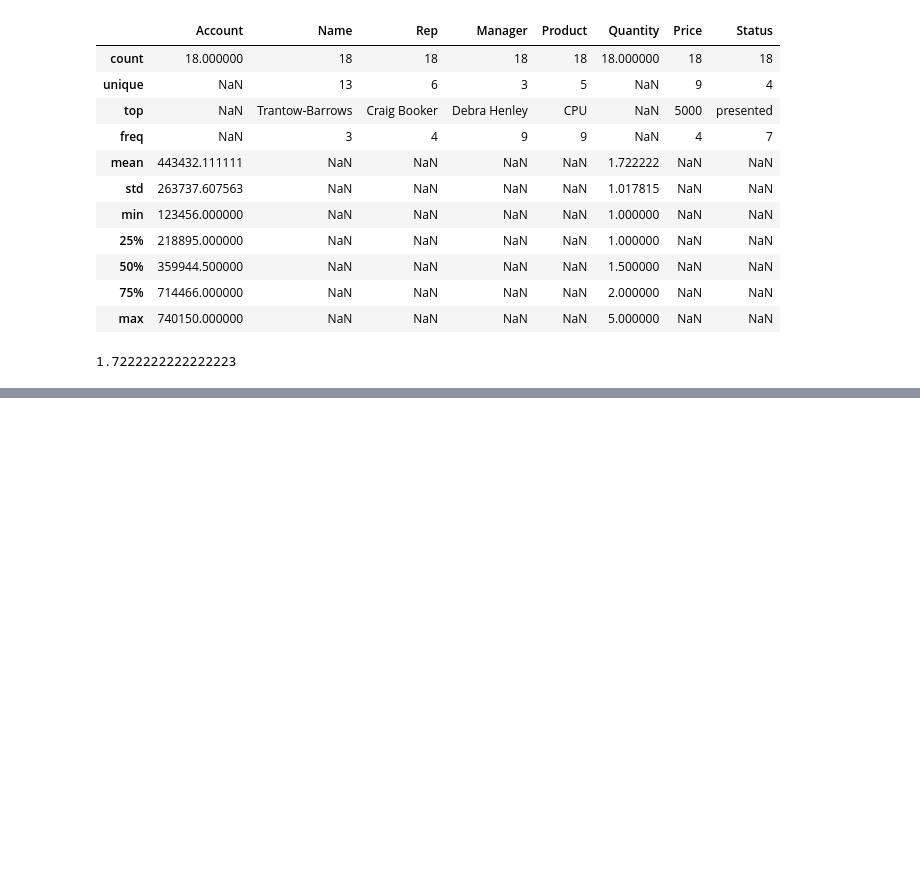
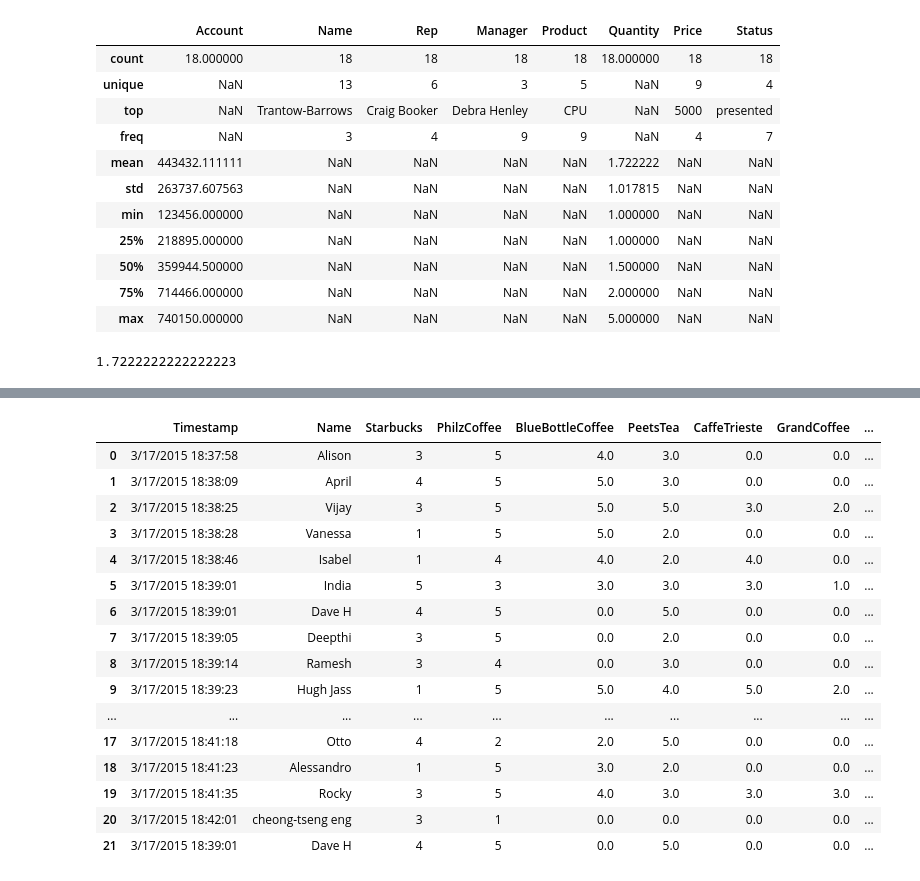
Before and after one commit to OmarInCS/data-analysis-visulization-python, a Jupyter notebook: demo.ipynb, the cells around one changed output, grey strips where cells are left out. Cells and saved outputs as stored; diff of their text form; code cells hidden in the pictures; blank space fills up the shorter version.

```diff
--- a/demo.ipynb
+++ b/demo.ipynb
@@ -883,0 +1325,20 @@ data["Quantity"].mean()
+# %%
+data.fillna(0)
+# %% [output]
+|  | Timestamp | Name | Starbucks | PhilzCoffee | BlueBottleCoffee | PeetsTea | CaffeTrieste | GrandCoffee | ... |
+| 0 | 3/17/2015 18:37:58 | Alison | 3 | 5 | 4.0 | 3.0 | 0.0 | 0.0 | ... |
+| 1 | 3/17/2015 18:38:09 | April | 4 | 5 | 5.0 | 3.0 | 0.0 | 0.0 | ... |
+| 2 | 3/17/2015 18:38:25 | Vijay | 3 | 5 | 5.0 | 5.0 | 3.0 | 2.0 | ... |
+| 3 | 3/17/2015 18:38:28 | Vanessa | 1 | 5 | 5.0 | 2.0 | 0.0 | 0.0 | ... |
+| 4 | 3/17/2015 18:38:46 | Isabel | 1 | 4 | 4.0 | 2.0 | 4.0 | 0.0 | ... |
+| 5 | 3/17/2015 18:39:01 | India | 5 | 3 | 3.0 | 3.0 | 3.0 | 1.0 | ... |
+| 6 | 3/17/2015 18:39:01 | Dave H | 4 | 5 | 0.0 | 5.0 | 0.0 | 0.0 | ... |
+| 7 | 3/17/2015 18:39:05 | Deepthi | 3 | 5 | 0.0 | 2.0 | 0.0 | 0.0 | ... |
+| 8 | 3/17/2015 18:39:14 | Ramesh | 3 | 4 | 0.0 | 3.0 | 0.0 | 0.0 | ... |
+| 9 | 3/17/2015 18:39:23 | Hugh Jass | 1 | 5 | 5.0 | 4.0 | 5.0 | 2.0 | ... |
+| ... | ... | ... | ... | ... | ... | ... | ... | ... | ... |
+| 17 | 3/17/2015 18:41:18 | Otto | 4 | 2 | 2.0 | 5.0 | 0.0 | 0.0 | ... |
+| 18 | 3/17/2015 18:41:23 | Alessandro | 1 | 5 | 3.0 | 2.0 | 0.0 | 0.0 | ... |
+| 19 | 3/17/2015 18:41:35 | Rocky | 3 | 5 | 4.0 | 3.0 | 3.0 | 3.0 | ... |
+| 20 | 3/17/2015 18:42:01 | cheong-tseng eng | 3 | 1 | 0.0 | 0.0 | 0.0 | 0.0 | ... |
+| 21 | 3/17/2015 18:39:01 | Dave H | 4 | 5 | 0.0 | 5.0 | 0.0 | 0.0 | ... |
```
Also changed, not shown: parts of 41 cells of this notebook, 7 other files.
